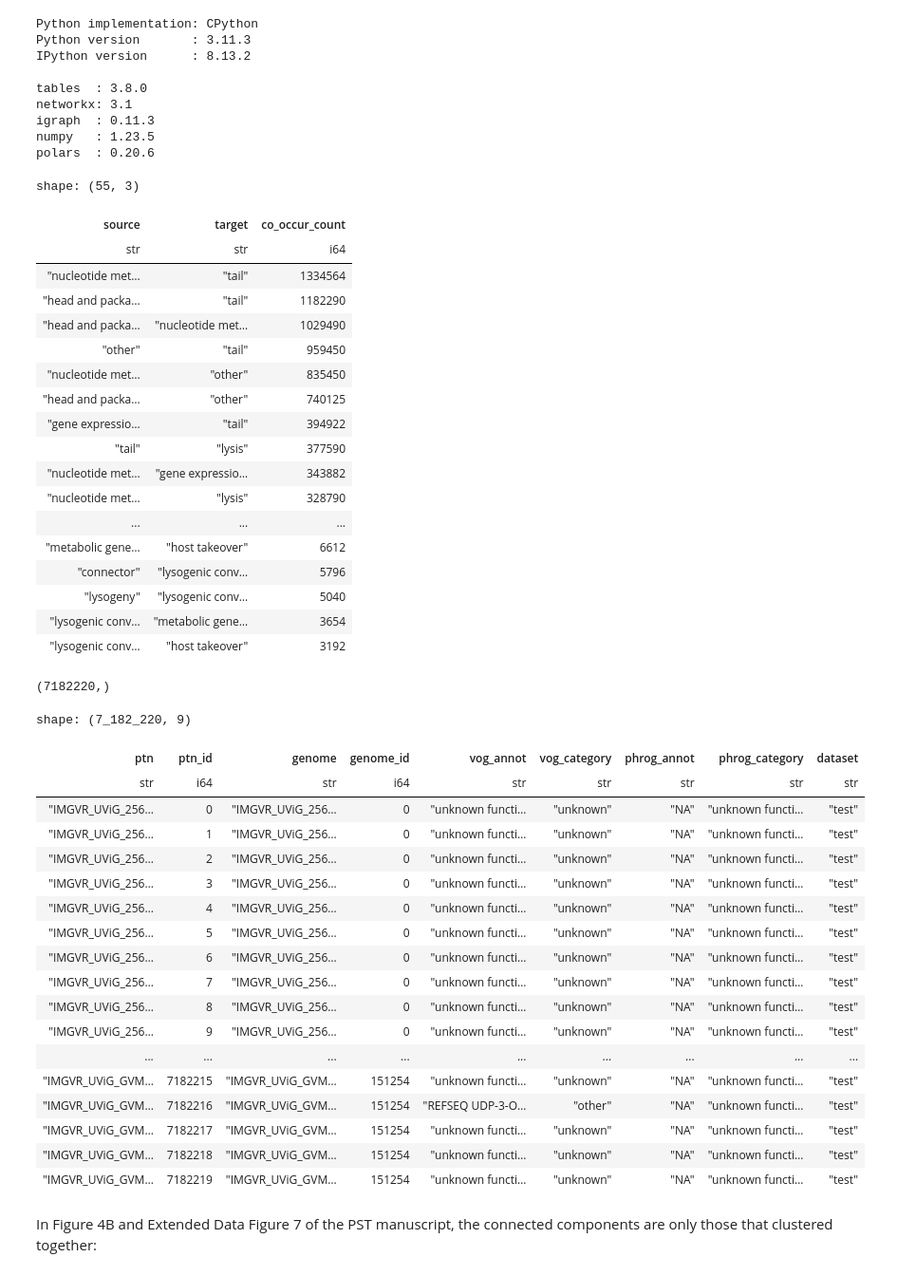
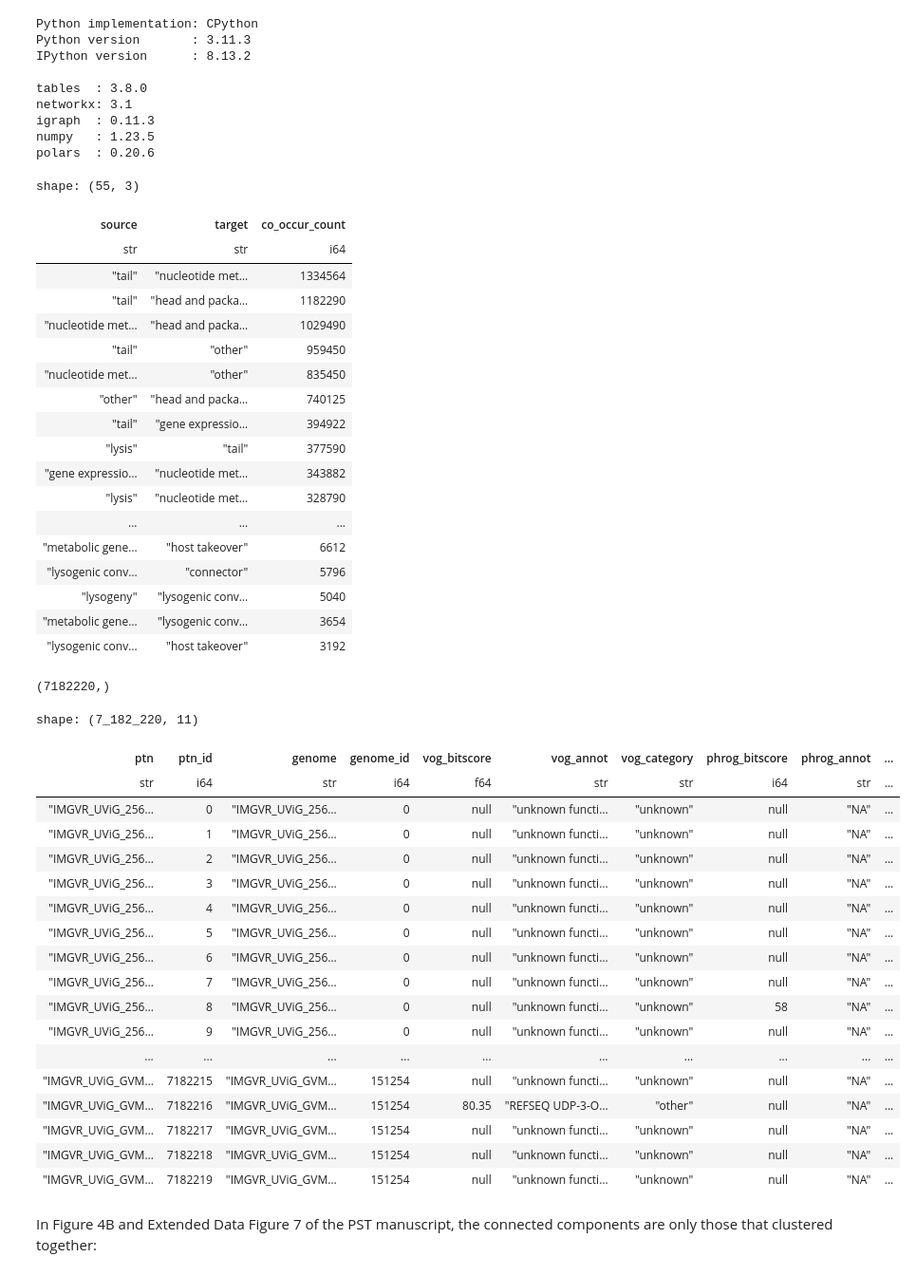
Before and after one commit to cody-mar10/protein_set_transformer, a Jupyter notebook: manuscript/protein_embeddings/evaluations/function_co-clustering.ipynb, the cells around one changed output. Shown: that part at 95% size. Saved outputs shown, nothing was run; the diff lists cells and outputs as text; code cells hidden in the pictures.

```diff
--- a/manuscript/protein_embeddings/evaluations/function_co-clustering.ipynb
+++ b/manuscript/protein_embeddings/evaluations/function_co-clustering.ipynb
@@ -27,10 +27,10 @@ polars  : 0.20.6
 # %%
 def get_background_counts(database: str = "PHROG") -> pl.DataFrame:
     if database.upper() == "PHROG":
-        file = "supplementary_table_5.tsv"
+        file = "supplementary_tables/supplementary_table_5.tsv"
         cat_col = "new_category"
     elif database.upper() == "VOG":
-        file = "supplementary_table_6.tsv"
+        file = "supplementary_tables/supplementary_table_6.tsv"
         cat_col = "function"
     else:
         raise ValueError(f"Invalid database: {database}. Must be 'PHROG' or 'VOG'")
@@ -74,21 +74,21 @@ background
 shape: (55, 3)
 | source | target | co_occur_count |
 | str | str | i64 |
-| "nucleotide met… | "tail" | 1334564 |
-| "head and packa… | "tail" | 1182290 |
-| "head and packa… | "nucleotide met… | 1029490 |
-| "other" | "tail" | 959450 |
+| "tail" | "nucleotide met… | 1334564 |
+| "tail" | "head and packa… | 1182290 |
+| "nucleotide met… | "head and packa… | 1029490 |
+| "tail" | "other" | 959450 |
 | "nucleotide met… | "other" | 835450 |
-| "head and packa… | "other" | 740125 |
-| "gene expressio… | "tail" | 394922 |
-| "tail" | "lysis" | 377590 |
-| "nucleotide met… | "gene expressio… | 343882 |
-| "nucleotide met… | "lysis" | 328790 |
+| "other" | "head and packa… | 740125 |
+| "tail" | "gene expressio… | 394922 |
+| "lysis" | "tail" | 377590 |
+| "gene expressio… | "nucleotide met… | 343882 |
+| "lysis" | "nucleotide met… | 328790 |
 | ... | ... | ... |
 | "metabolic gene… | "host takeover" | 6612 |
-| "connector" | "lysogenic conv… | 5796 |
+| "lysogenic conv… | "connector" | 5796 |
 | "lysogeny" | "lysogenic conv… | 5040 |
-| "lysogenic conv… | "metabolic gene… | 3654 |
+| "metabolic gene… | "lysogenic conv… | 3654 |
 | "lysogenic conv… | "host takeover" | 3192 |
 # %%
 def get_annotation_counts(
@@ -206,31 +210,31 @@ protein_cluster_labels.shape
 (7182220,)
 # %%
 ptn_info = (
-    pl.read_csv("supplementary_table_2.tsv", separator="\t")
+    pl.read_csv("supplementary_tables/supplementary_table_2.tsv", separator="\t")
     .filter(pl.col("dataset") == "test")
 )
 
 ptn_info
 # %% [output]
-shape: (7_182_220, 9)
+shape: (7_182_220, 11)
-| ptn | ptn_id | genome | genome_id | vog_annot | vog_category | phrog_annot | phrog_category | dataset |
-| str | i64 | str | i64 | str | str | str | str | str |
-| "IMGVR_UViG_256… | 0 | "IMGVR_UViG_256… | 0 | "unknown functi… | "unknown" | "NA" | "unknown functi… | "test" |
-| "IMGVR_UViG_256… | 1 | "IMGVR_UViG_256… | 0 | "unknown functi… | "unknown" | "NA" | "unknown functi… | "test" |
-| "IMGVR_UViG_256… | 2 | "IMGVR_UViG_256… | 0 | "unknown functi… | "unknown" | "NA" | "unknown functi… | "test" |
-| "IMGVR_UViG_256… | 3 | "IMGVR_UViG_256… | 0 | "unknown functi… | "unknown" | "NA" | "unknown functi… | "test" |
-| "IMGVR_UViG_256… | 4 | "IMGVR_UViG_256… | 0 | "unknown functi… | "unknown" | "NA" | "unknown functi… | "test" |
-| "IMGVR_UViG_256… | 5 | "IMGVR_UViG_256… | 0 | "unknown functi… | "unknown" | "NA" | "unknown functi… | "test" |
-| "IMGVR_UViG_256… | 6 | "IMGVR_UViG_256… | 0 | "unknown functi… | "unknown" | "NA" | "unknown functi… | "test" |
-| "IMGVR_UViG_256… | 7 | "IMGVR_UViG_256… | 0 | "unknown functi… | "unknown" | "NA" | "unknown functi… | "test" |
-| "IMGVR_UViG_256… | 8 | "IMGVR_UViG_256… | 0 | "unknown functi… | "unknown" | "NA" | "unknown functi… | "test" |
-| "IMGVR_UViG_256… | 9 | "IMGVR_UViG_256… | 0 | "unknown functi… | "unknown" | "NA" | "unknown functi… | "test" |
-| ... | ... | ... | ... | ... | ... | ... | ... | ... |
-| "IMGVR_UViG_GVM… | 7182215 | "IMGVR_UViG_GVM… | 151254 | "unknown functi… | "unknown" | "NA" | "unknown functi… | "test" |
-| "IMGVR_UViG_GVM… | 7182216 | "IMGVR_UViG_GVM… | 151254 | "REFSEQ UDP-3-O… | "other" | "NA" | "unknown functi… | "test" |
-| "IMGVR_UViG_GVM… | 7182217 | "IMGVR_UViG_GVM… | 151254 | "unknown functi… | "unknown" | "NA" | "unknown functi… | "test" |
-| "IMGVR_UViG_GVM… | 7182218 | "IMGVR_UViG_GVM… | 151254 | "unknown functi… | "unknown" | "NA" | "unknown functi… | "test" |
-| "IMGVR_UViG_GVM… | 7182219 | "IMGVR_UViG_GVM… | 151254 | "unknown functi… | "unknown" | "NA" | "unknown functi… | "test" |
+| ptn | ptn_id | genome | genome_id | vog_bitscore | vog_annot | vog_category | phrog_bitscore | phrog_annot | ... |
+| str | i64 | str | i64 | f64 | str | str | i64 | str | ... |
+| "IMGVR_UViG_256… | 0 | "IMGVR_UViG_256… | 0 | null | "unknown functi… | "unknown" | null | "NA" | ... |
+| "IMGVR_UViG_256… | 1 | "IMGVR_UViG_256… | 0 | null | "unknown functi… | "unknown" | null | "NA" | ... |
+| "IMGVR_UViG_256… | 2 | "IMGVR_UViG_256… | 0 | null | "unknown functi… | "unknown" | null | "NA" | ... |
+| "IMGVR_UViG_256… | 3 | "IMGVR_UViG_256… | 0 | null | "unknown functi… | "unknown" | null | "NA" | ... |
+| "IMGVR_UViG_256… | 4 | "IMGVR_UViG_256… | 0 | null | "unknown functi… | "unknown" | null | "NA" | ... |
+| "IMGVR_UViG_256… | 5 | "IMGVR_UViG_256… | 0 | null | "unknown functi… | "unknown" | null | "NA" | ... |
+| "IMGVR_UViG_256… | 6 | "IMGVR_UViG_256… | 0 | null | "unknown functi… | "unknown" | null | "NA" | ... |
+| "IMGVR_UViG_256… | 7 | "IMGVR_UViG_256… | 0 | null | "unknown functi… | "unknown" | null | "NA" | ... |
+| "IMGVR_UViG_256… | 8 | "IMGVR_UViG_256… | 0 | null | "unknown functi… | "unknown" | 58 | "NA" | ... |
+| "IMGVR_UViG_256… | 9 | "IMGVR_UViG_256… | 0 | null | "unknown functi… | "unknown" | null | "NA" | ... |
+| ... | ... | ... | ... | ... | ... | ... | ... | ... | ... |
+| "IMGVR_UViG_GVM… | 7182215 | "IMGVR_UViG_GVM… | 151254 | null | "unknown functi… | "unknown" | null | "NA" | ... |
+| "IMGVR_UViG_GVM… | 7182216 | "IMGVR_UViG_GVM… | 151254 | 80.35 | "REFSEQ UDP-3-O… | "other" | null | "NA" | ... |
+| "IMGVR_UViG_GVM… | 7182217 | "IMGVR_UViG_GVM… | 151254 | null | "unknown functi… | "unknown" | null | "NA" | ... |
+| "IMGVR_UViG_GVM… | 7182218 | "IMGVR_UViG_GVM… | 151254 | null | "unknown functi… | "unknown" | null | "NA" | ... |
+| "IMGVR_UViG_GVM… | 7182219 | "IMGVR_UViG_GVM… | 151254 | null | "unknown functi… | "unknown" | null | "NA" | ... |
 # %%
 database = "PHROG"
 
```
Also changed, not shown: parts of 2 cells of this notebook, 12 other files.
